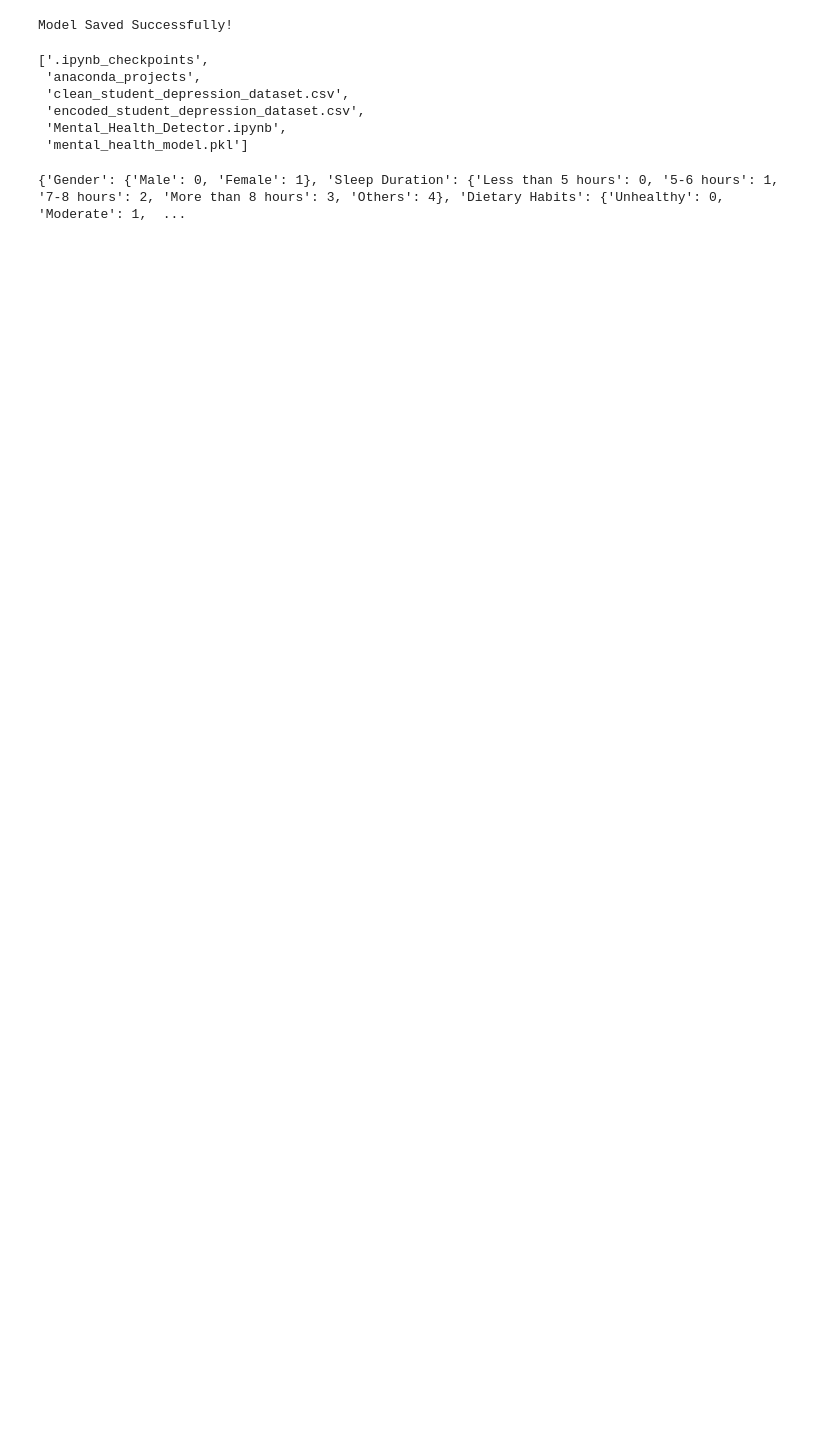
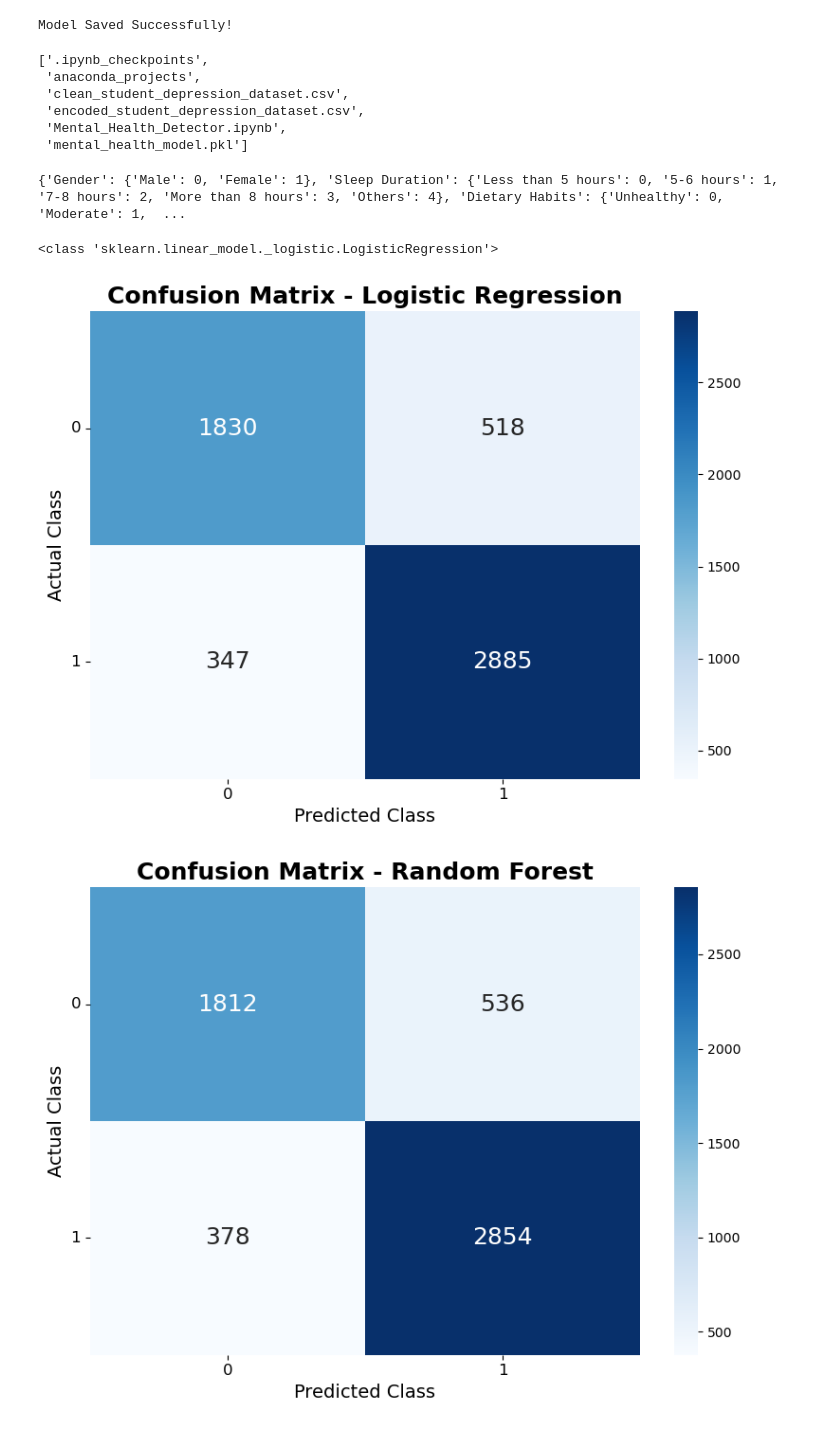
Before and after one commit to Sara-Salith/student-mental-health-detector, a Jupyter notebook: Notebook/Mental_Health_Detector.ipynb, the cells around one changed output. Saved outputs shown, nothing was run; the diff lists cells and outputs as text; code cells hidden in the pictures; blank space fills up the shorter version.

Commit message:
updated comparsion results for models and confusion matrix

```diff
--- a/Notebook/Mental_Health_Detector.ipynb
+++ b/Notebook/Mental_Health_Detector.ipynb
@@ -532,3 +588,78 @@ encoding_dict = {
 print(encoding_dict)
 # %% [output]
 {'Gender': {'Male': 0, 'Female': 1}, 'Sleep Duration': {'Less than 5 hours': 0, '5-6 hours': 1, '7-8 hours': 2, 'More than 8 hours': 3, 'Others': 4}, 'Dietary Habits': {'Unhealthy': 0, 'Moderate': 1,  ...
+# %%
+import joblib
+
+model = joblib.load("mental_health_model.pkl")
+
+print(type(model))
+# %% [output]
+<class 'sklearn.linear_model._logistic.LogisticRegression'>
+# %%
+import matplotlib.pyplot as plt
+import seaborn as sns
+from sklearn.metrics import confusion_matrix
+
+# Predictions
+y_pred_lr = model_lr.predict(X_test)
+y_pred_rf = model_rf.predict(X_test)
+
+
+# -----------------------------
+# Logistic Regression
+# -----------------------------
+cm_lr = confusion_matrix(y_test, y_pred_lr)
+
+plt.figure(figsize=(8, 6))
+
+sns.heatmap(
+    cm_lr,
+    annot=True,
+    fmt="d",
+    cmap="Blues",
+    xticklabels=["0", "1"],
+    yticklabels=["0", "1"],
+    annot_kws={"size": 18}
+)
+
+plt.title("Confusion Matrix - Logistic Regression",
+          fontsize=18, fontweight="bold")
+plt.xlabel("Predicted Class", fontsize=14)
+plt.ylabel("Actual Class", fontsize=14)
+plt.xticks(fontsize=12)
+plt.yticks(fontsize=12, rotation=0)
+
+plt.tight_layout()
+plt.show()
+
+
+# -----------------------------
+# Random Forest
+# -----------------------------
+cm_rf = confusion_matrix(y_test, y_pred_rf)
+
+plt.figure(figsize=(8, 6))
+
+sns.heatmap(
+    cm_rf,
+    annot=True,
+    fmt="d",
+    cmap="Blues",
+    xticklabels=["0", "1"],
+    yticklabels=["0", "1"],
+    annot_kws={"size": 18}
+)
+
+plt.title("Confusion Matrix - Random Forest",
+          fontsize=18, fontweight="bold")
+plt.xlabel("Predicted Class", fontsize=14)
+plt.ylabel("Actual Class", fontsize=14)
+plt.xticks(fontsize=12)
+plt.yticks(fontsize=12, rotation=0)
+
+plt.tight_layout()
+plt.show()
+# %% [output]
+[figure, added]
+[figure, added]
```
Also changed, not shown: parts of 5 cells of this notebook, 1 other file.
